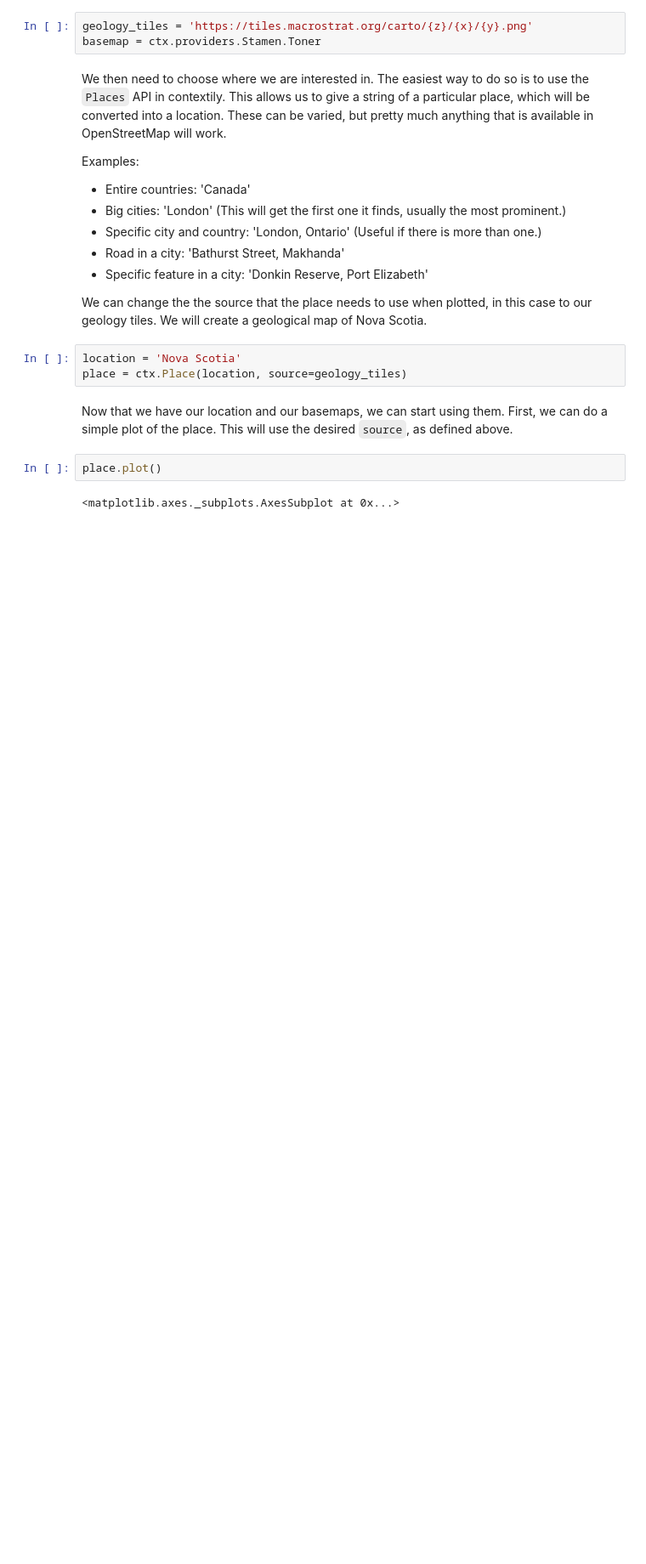
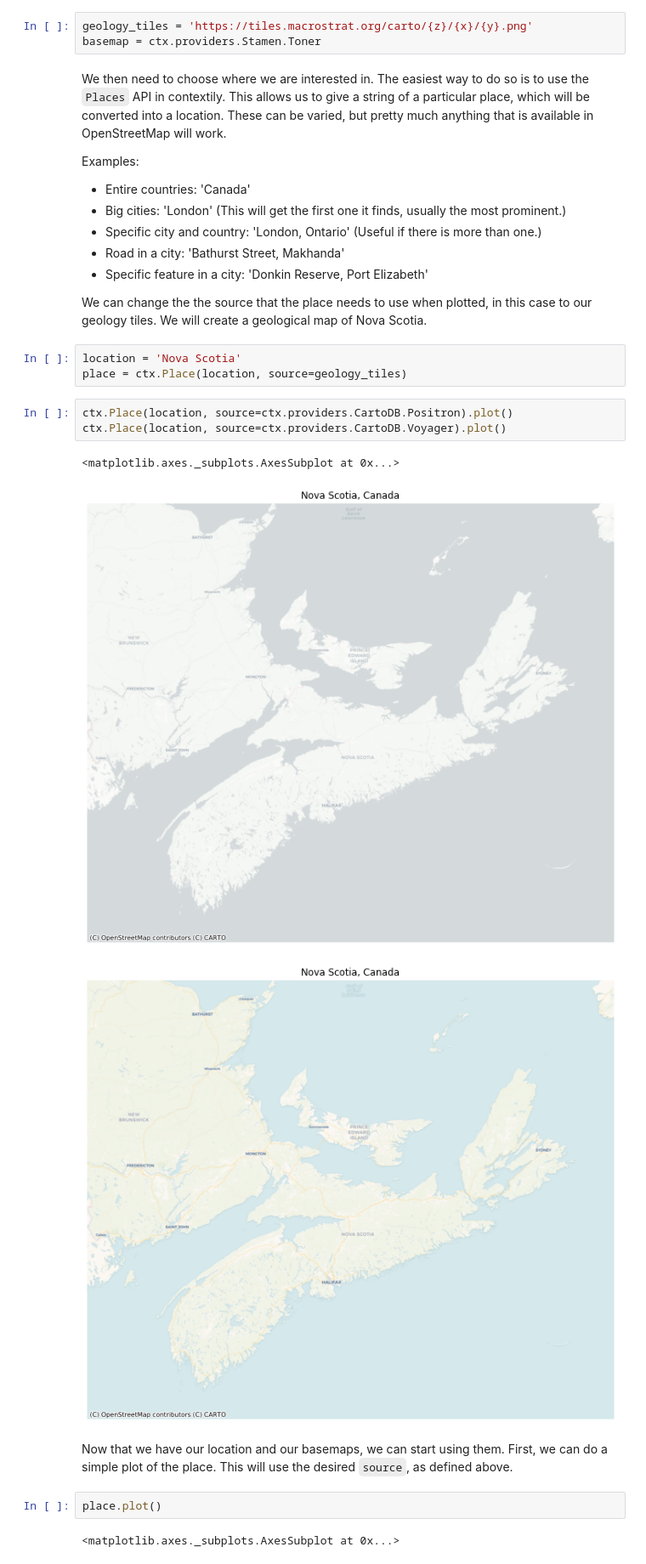
Before and after one commit to agilescientific/xlines, a Jupyter notebook: notebooks/15_basemaps_with_contextily.ipynb, the cells around one changed output. Shown at 85% size. Drawn from its saved outputs; the diff is of its cells as text; blank space fills up the shorter version.

```diff
--- a/notebooks/15_basemaps_with_contextily.ipynb
+++ b/notebooks/15_basemaps_with_contextily.ipynb
@@ -78,6 +88,13 @@ We can change the the source that the place needs to use when plotted, in this c
 # %%
 location = 'Nova Scotia'
 place = ctx.Place(location, source=geology_tiles)
+# %%
+ctx.Place(location, source=ctx.providers.CartoDB.Positron).plot()
+ctx.Place(location, source=ctx.providers.CartoDB.Voyager).plot()
+# %% [output]
+<matplotlib.axes._subplots.AxesSubplot at 0x...>
+[figure, added]
+[figure, added]
 # %% [markdown]
 Now that we have our location and our basemaps, we can start using them. First, we can do a simple plot of the place. This will use the desired `source`, as defined above.
 # %%
```
Also changed, not shown: parts of 2 cells of this notebook.
